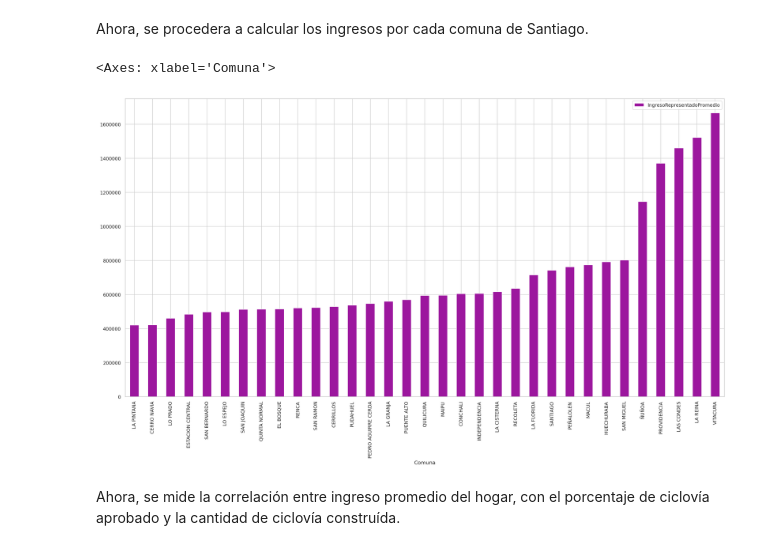
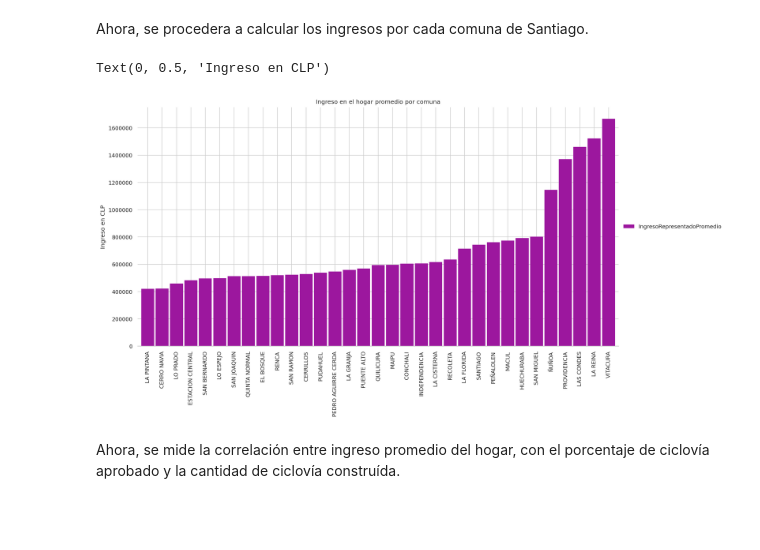
Before and after one commit to IgnacioTorr/aves, a Jupyter notebook: notebooks/vis-course/2024-otoño/Hito_copy.ipynb, the cells around one changed output. Cells and saved outputs as stored; diff of their text form; code cells hidden in the pictures; blank space fills up the shorter version.

Commit message:
feat: added graph with ingreso by comuna

```diff
--- a/notebooks/vis-course/2024-otoño/Hito_copy.ipynb
+++ b/notebooks/vis-course/2024-otoño/Hito_copy.ipynb
@@ -356,12 +356,29 @@ comuna_ingresos["IngresoRepresentadoPromedio"] = comuna_ingresos["IngresoReprese
 
 # order by IngresoRepresentadoPromedio
 comuna_ingresos = comuna_ingresos.sort_values(by="IngresoRepresentadoPromedio", ascending=True)
-
-# plot of the IngresoRepresentadoPromedio by comuna
-comuna_ingresos.plot.bar(x="Comuna", y="IngresoRepresentadoPromedio", figsize=(20, 10))
-# %% [output]
-<Axes: xlabel='Comuna'>
-[figure, removed]
+# %%
+from aves.visualization.tables import barchart
+
+fig, ax = plt.subplots(figsize=(14, 7))
+
+# set index Comuna
+comuna_ingresos = comuna_ingresos.set_index("Comuna")
+
+barchart(
+    ax,
+    comuna_ingresos,
+    [ "IngresoRepresentadoPromedio"],
+    sort_items=True,
+)
+
+
+
+ax.set_title("Ingreso en el hogar promedio por comuna")
+ax.set_xlabel("")
+ax.set_ylabel("Ingreso en CLP")
+# %% [output]
+Text(0, 0.5, 'Ingreso en CLP')
+[figure, added]
 # %% [markdown]
 Ahora, se mide la correlación entre ingreso promedio del hogar, con el porcentaje de ciclovía aprobado y la cantidad de ciclovía construída.
 # %%
```
